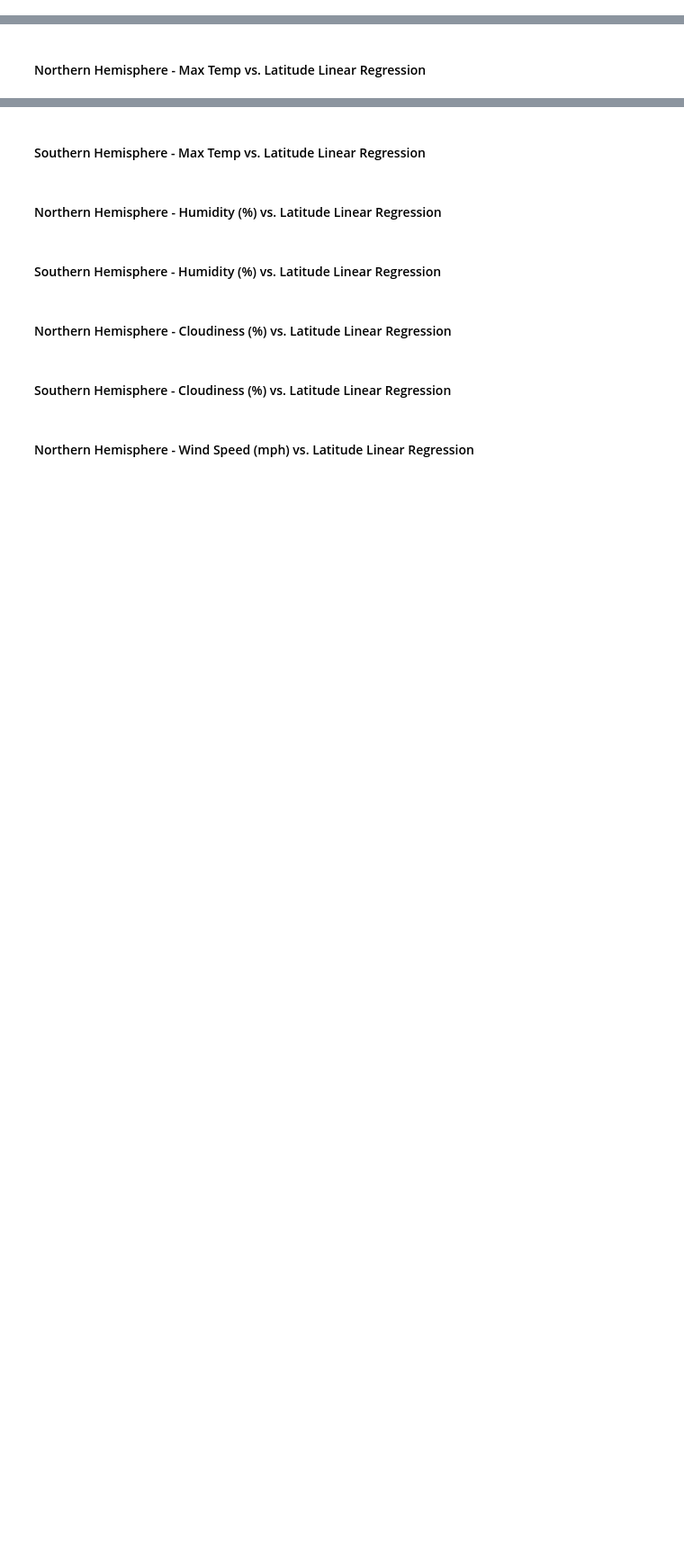
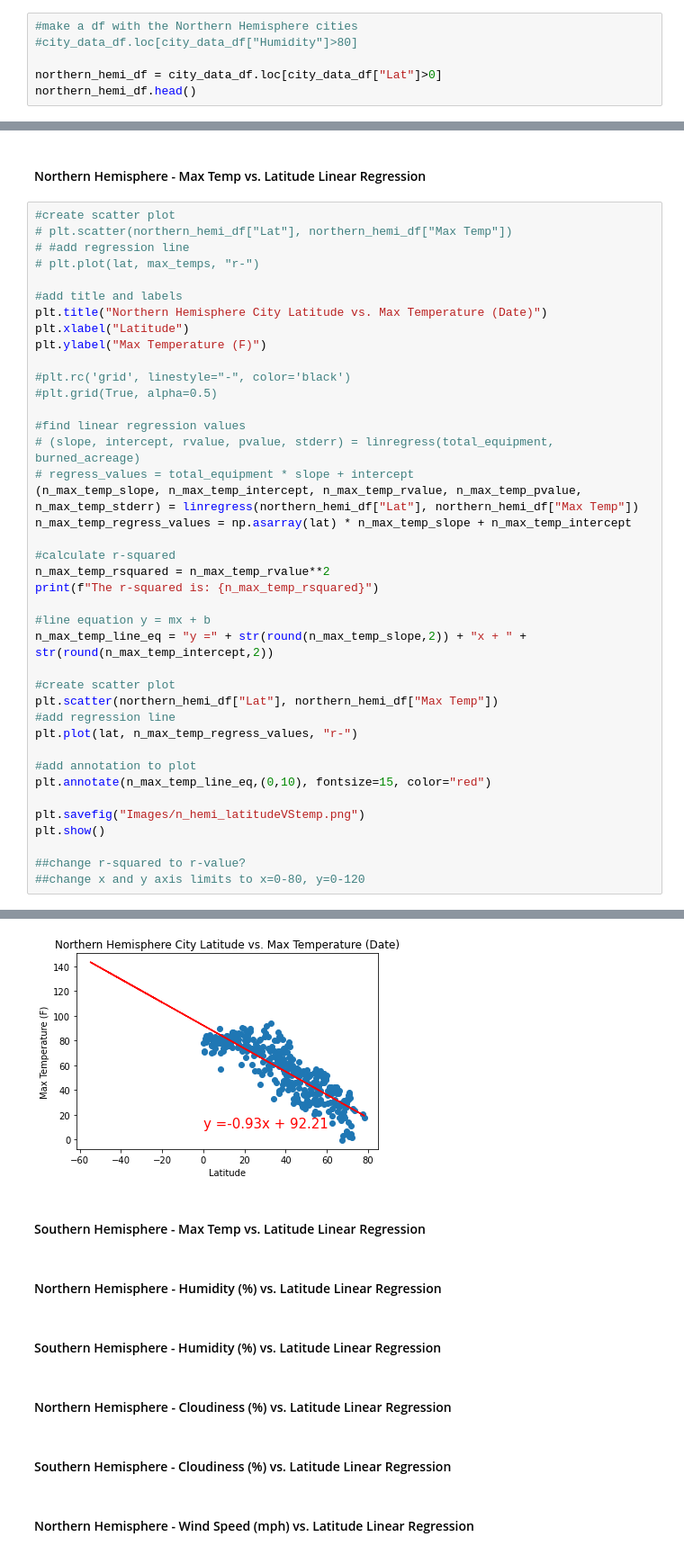
Before and after one commit to LeeProut/python-api-challenge, a Jupyter notebook: WeatherPy/WeatherPy.ipynb, the cells around one changed output, grey strips where cells are left out. Shown: that part at 90% size. Cells and saved outputs as stored; diff of their text form; blank space fills up the shorter version.

Commit message:
added scatter plot and calc linear regression

```diff
--- a/WeatherPy/WeatherPy.ipynb
+++ b/WeatherPy/WeatherPy.ipynb
@@ -248,2 +221,8 @@ plt.show()
 # %% [markdown]
 ## Linear Regression
+# %%
+#make a df with the Northern Hemisphere cities
+#city_data_df.loc[city_data_df["Humidity"]>80]
+
+northern_hemi_df = city_data_df.loc[city_data_df["Lat"]>0]
+northern_hemi_df.head()
@@ -250,2 +247,43 @@ plt.show()
 # %% [markdown]
 ####  Northern Hemisphere - Max Temp vs. Latitude Linear Regression
+# %%
+#create scatter plot
+# plt.scatter(northern_hemi_df["Lat"], northern_hemi_df["Max Temp"])
+# #add regression line
+# plt.plot(lat, max_temps, "r-")
+
+#add title and labels
+plt.title("Northern Hemisphere City Latitude vs. Max Temperature (Date)")
+plt.xlabel("Latitude")
+plt.ylabel("Max Temperature (F)")
+
+#plt.rc('grid', linestyle="-", color='black')
+#plt.grid(True, alpha=0.5)
+
+#find linear regression values
+# (slope, intercept, rvalue, pvalue, stderr) = linregress(total_equipment, burned_acreage)
+# regress_values = total_equipment * slope + intercept
+(n_max_temp_slope, n_max_temp_intercept, n_max_temp_rvalue, n_max_temp_pvalue, n_max_temp_stderr) = linregress(northern_hemi_df["Lat"], northern_hemi_df["Max Temp"])
+n_max_temp_regress_values = np.asarray(lat) * n_max_temp_slope + n_max_temp_intercept
+
+#calculate r-squared
+n_max_temp_rsquared = n_max_temp_rvalue**2
+print(f"The r-squared is: {n_max_temp_rsquared}")
+
+#line equation y = mx + b
+n_max_temp_line_eq = "y =" + str(round(n_max_temp_slope,2)) + "x + " + str(round(n_max_temp_intercept,2))
+
+#create scatter plot
+plt.scatter(northern_hemi_df["Lat"], northern_hemi_df["Max Temp"])
+#add regression line
+plt.plot(lat, n_max_temp_regress_values, "r-")
+
+#add annotation to plot
+plt.annotate(n_max_temp_line_eq,(0,10), fontsize=15, color="red")
+
+plt.savefig("Images/n_hemi_latitudeVStemp.png")
+plt.show()
+
+##change r-squared to r-value?
+##change x and y axis limits to x=0-80, y=0-120
+# %% [output]
@@ -252,3 +291,4 @@ plt.show()
+[figure, added]
 # %% [markdown]
 ####  Southern Hemisphere - Max Temp vs. Latitude Linear Regression
 # %% [markdown]
```
Also changed, not shown: parts of 13 cells of this notebook, 8 other files.
